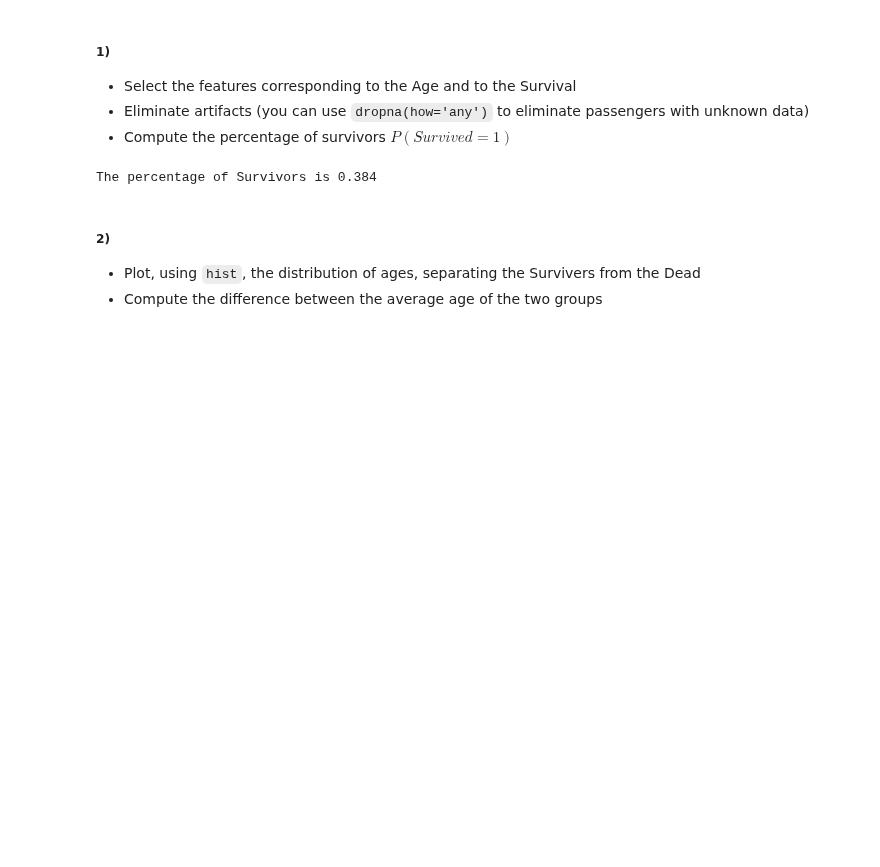
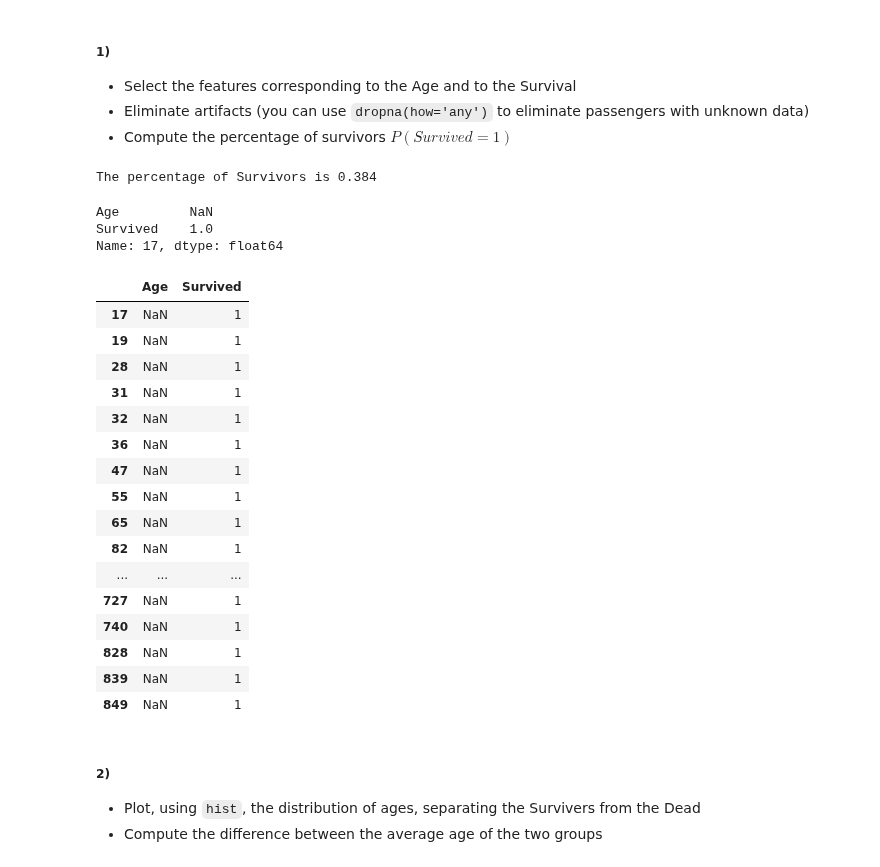
Before and after one commit to roduit/FundamentalLearningEPFL, a Jupyter notebook: TP1/FoIL_ex1.ipynb, the cells around one changed output. Cells and saved outputs as stored; diff of their text form; code cells hidden in the pictures; blank space fills up the shorter version.

```diff
--- a/TP1/FoIL_ex1.ipynb
+++ b/TP1/FoIL_ex1.ipynb
@@ -424,6 +424,32 @@ Dead = data[data['Survived'] == 0]
 print("The percentage of Survivors is {:.3f}".format(len(Survivers)/(len(Survivers) + len(Dead))))
 # %% [output]
 The percentage of Survivors is 0.384
+# %%
+Survivers.loc[17]
+# %% [output]
+Age         NaN
+Survived    1.0
+Name: 17, dtype: float64
+# %%
+Survivers[Survivers['Age'].isna()]
+# %% [output]
+|  | Age | Survived |
+| 17 | NaN | 1 |
+| 19 | NaN | 1 |
+| 28 | NaN | 1 |
+| 31 | NaN | 1 |
+| 32 | NaN | 1 |
+| 36 | NaN | 1 |
+| 47 | NaN | 1 |
+| 55 | NaN | 1 |
+| 65 | NaN | 1 |
+| 82 | NaN | 1 |
+| ... | ... | ... |
+| 727 | NaN | 1 |
+| 740 | NaN | 1 |
+| 828 | NaN | 1 |
+| 839 | NaN | 1 |
+| 849 | NaN | 1 |
 # %% [markdown]
 ##### 2)
 
```
Also changed, not shown: parts of 4 cells of this notebook.
